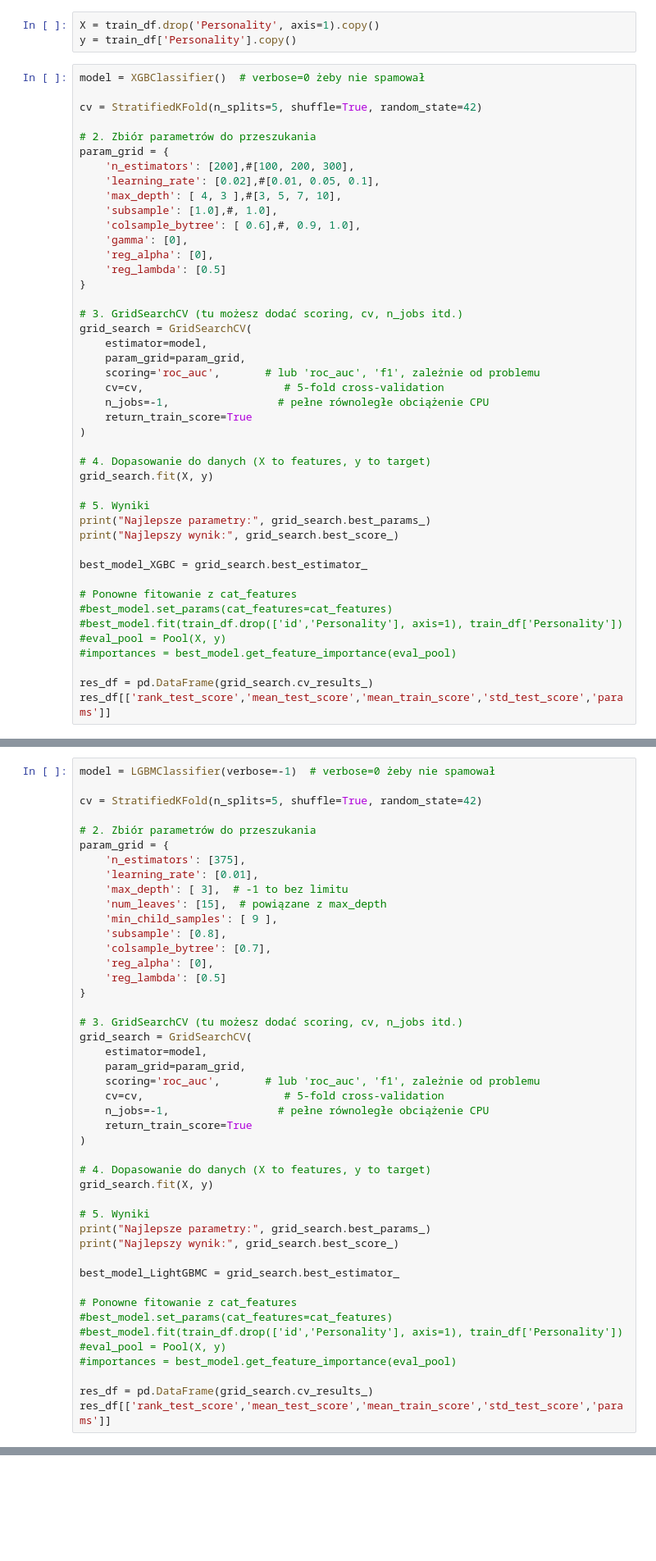
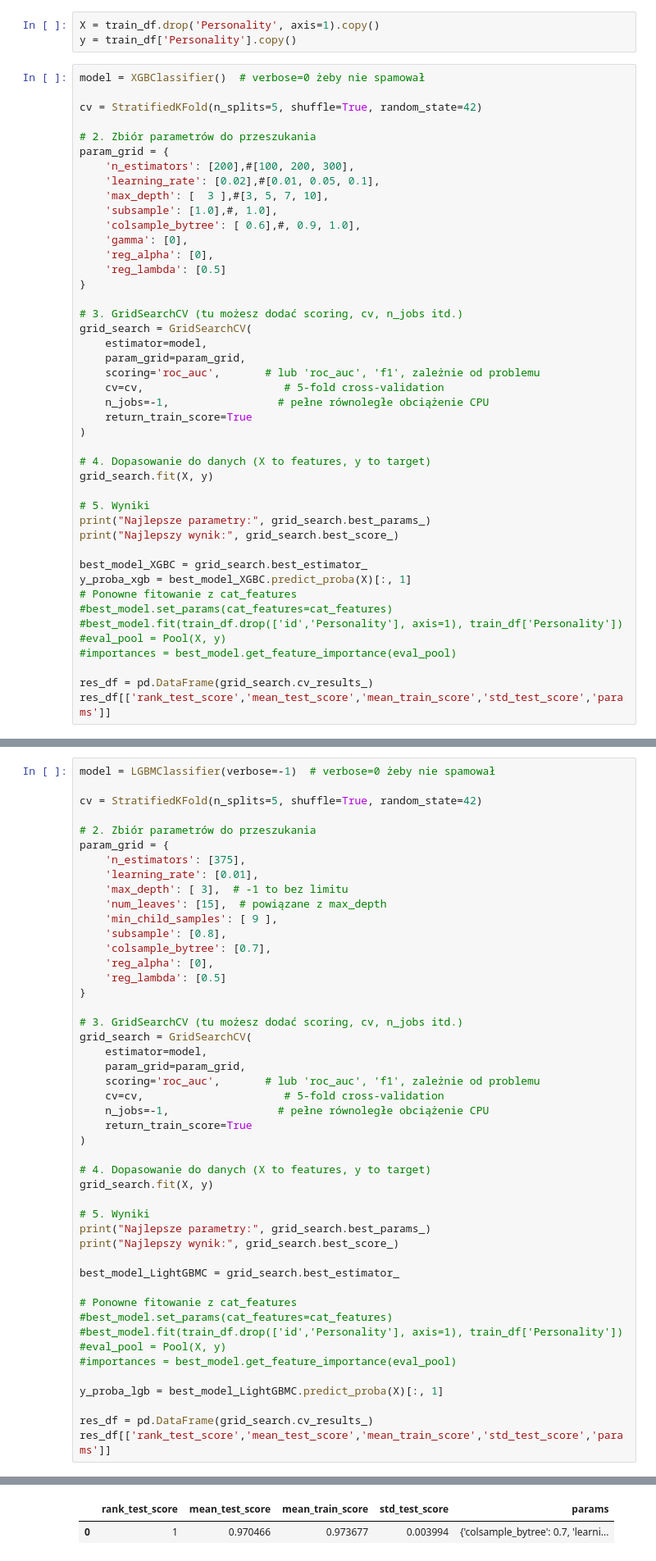
Before and after one commit to PiotrPieciak/LEARN_06_KAGGLE_Predict_Introverts, a Jupyter notebook: notebooks/02_Introverts_and_extroverts_ML_experiments.ipynb, the cells around one changed output, grey strips where cells are left out. Shown: that part at 82% size. Saved outputs shown, nothing was run; the diff lists cells and outputs as text; blank space fills up the shorter version.

```diff
--- a/notebooks/02_Introverts_and_extroverts_ML_experiments.ipynb
+++ b/notebooks/02_Introverts_and_extroverts_ML_experiments.ipynb
@@ -257,7 +275,7 @@ cv = StratifiedKFold(n_splits=5, shuffle=True, random_state=42)
 param_grid = {
     'n_estimators': [200],#[100, 200, 300],
     'learning_rate': [0.02],#[0.01, 0.05, 0.1],
-    'max_depth': [ 4, 3 ],#[3, 5, 7, 10],
+    'max_depth': [  3 ],#[3, 5, 7, 10],
     'subsample': [1.0],#, 1.0],
     'colsample_bytree': [ 0.6],#, 0.9, 1.0],
     'gamma': [0],
@@ -283,7 +301,7 @@ print("Najlepsze parametry:", grid_search.best_params_)
 print("Najlepszy wynik:", grid_search.best_score_)
 
 best_model_XGBC = grid_search.best_estimator_
-
+y_proba_xgb = best_model_XGBC.predict_proba(X)[:, 1]
 # Ponowne fitowanie z cat_features
 #best_model.set_params(cat_features=cat_features)
 #best_model.fit(train_df.drop(['id','Personality'], axis=1), train_df['Personality'])
@@ -359,5 +361,8 @@ best_model_LightGBMC = grid_search.best_estimator_
 #eval_pool = Pool(X, y)
 #importances = best_model.get_feature_importance(eval_pool)
 
+y_proba_lgb = best_model_LightGBMC.predict_proba(X)[:, 1]
+
 res_df = pd.DataFrame(grid_search.cv_results_)
 res_df[['rank_test_score','mean_test_score','mean_train_score','std_test_score','params']]
+# %% [output]
@@ -363,0 +371,2 @@ res_df[['rank_test_score','mean_test_score','mean_train_score','std_test_score',
+|  | rank_test_score | mean_test_score | mean_train_score | std_test_score | params |
+| 0 | 1 | 0.970466 | 0.973677 | 0.003994 | {'colsample_bytree': 0.7, 'learni... |
```
Also changed, not shown: parts of 18 cells of this notebook.
